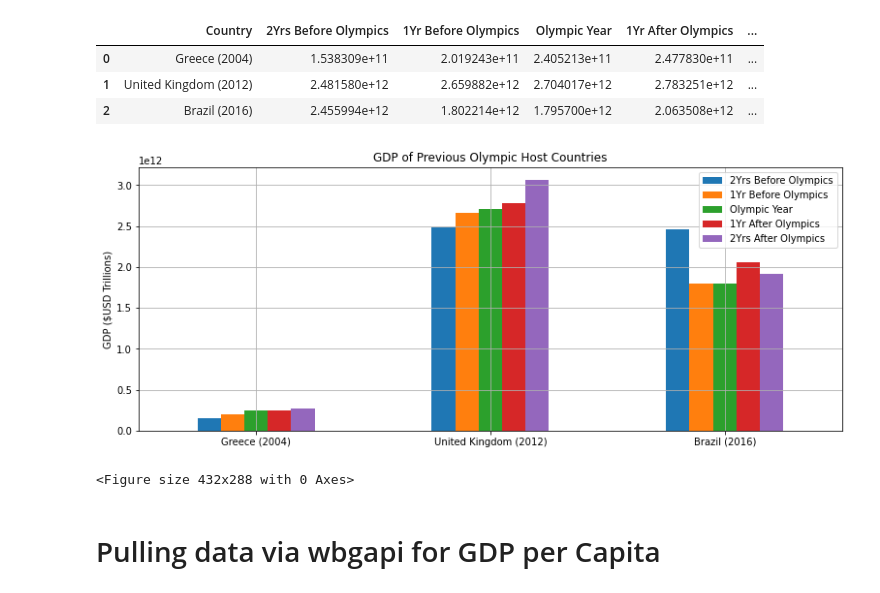
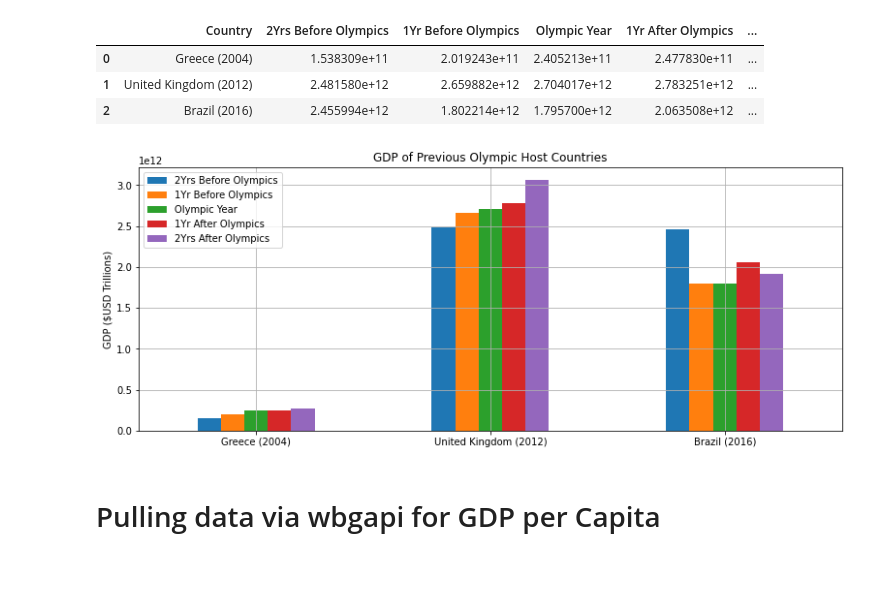
Before and after one commit to Trevor-Velez/project-1, a Jupyter notebook: Jasper Chou/Project_1_Jasper.ipynb, the cells around one changed output. Drawn from its saved outputs; the diff is of its cells as text; code cells hidden in the pictures.

```diff
--- a/Jasper Chou/Project_1_Jasper.ipynb
+++ b/Jasper Chou/Project_1_Jasper.ipynb
@@ -119,16 +120,16 @@ OlympicHostsGDP
 # %%
 # Plotting bargraph for GDP of host countries
 GDP_Bargraph = OlympicHostsGDP.plot.bar(x = 'Country', figsize = (13, 5))
 plt.xticks(rotation = 0)
 plt.xlabel('')
 plt.ylabel('GDP ($USD Trillions)')
 plt.title("GDP of Previous Olympic Host Countries")
+plt.legend(loc = 2)
 plt.grid()
+plt.savefig("Images/fig1_GDP_previous_olympic_host.png")
 plt.show()
-plt.savefig("GDP_previous_olympic_host.png")
 # %% [output]
-[figure, old version]
+[figure, new version]
-<Figure size 432x288 with 0 Axes>
 # %% [markdown]
 # Pulling data via wbgapi for GDP per Capita
 # %%
```
Also changed, not shown: parts of 10 cells of this notebook.
